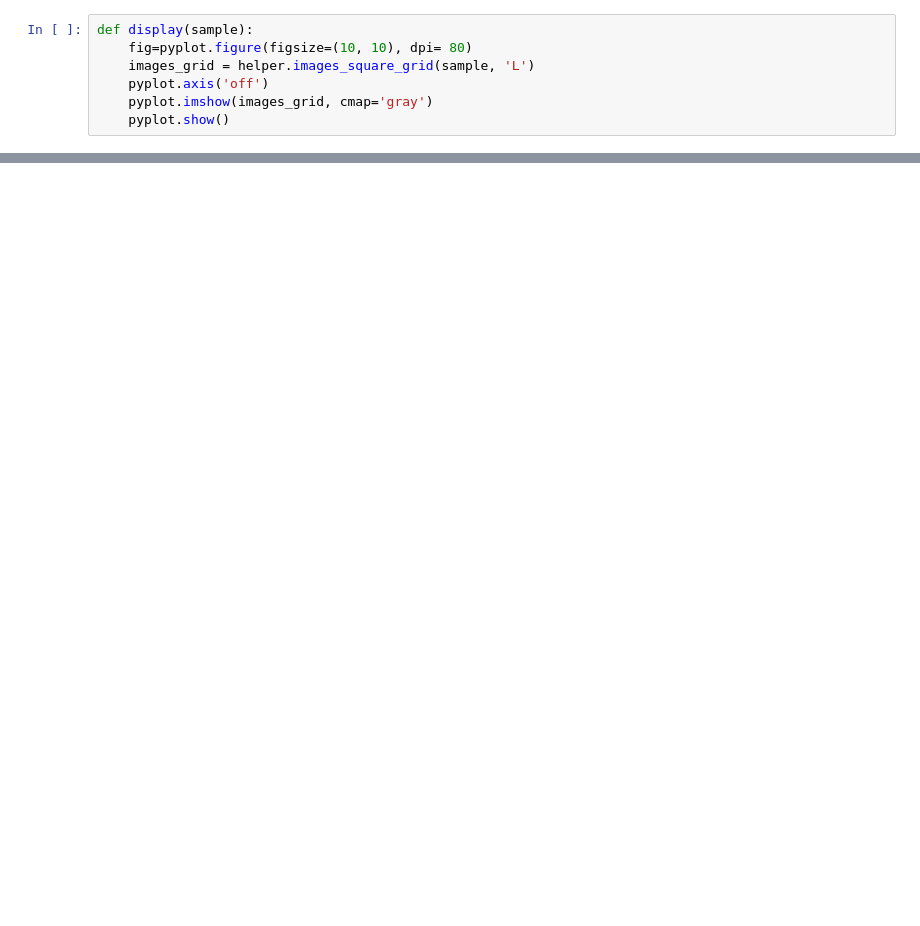
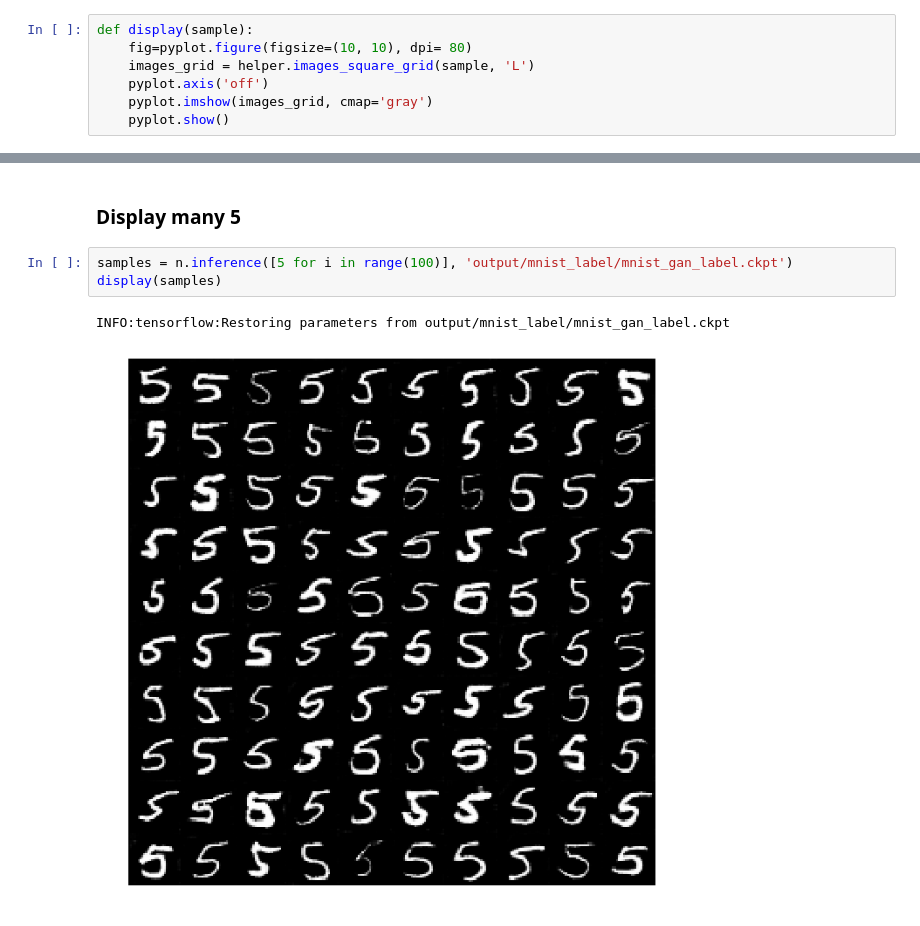
Before and after one commit to O1SA/face-generation, a Jupyter notebook: MNIST GAN Results.ipynb, the cells around one changed output, grey strips where cells are left out. Cells and saved outputs as stored; diff of their text form; blank space fills up the shorter version.

```diff
--- a/MNIST GAN Results.ipynb
+++ b/MNIST GAN Results.ipynb
@@ -45,0 +84,8 @@ display(samples)
+# %% [markdown]
+### Display many 5
+# %%
+samples = n.inference([5 for i in range(100)], 'output/mnist_label/mnist_gan_label.ckpt')
+display(samples)
+# %% [output]
+INFO:tensorflow:Restoring parameters from output/mnist_label/mnist_gan_label.ckpt
+[figure, added]
```
Also changed, not shown: parts of 17 cells of this notebook, 2 other files.
